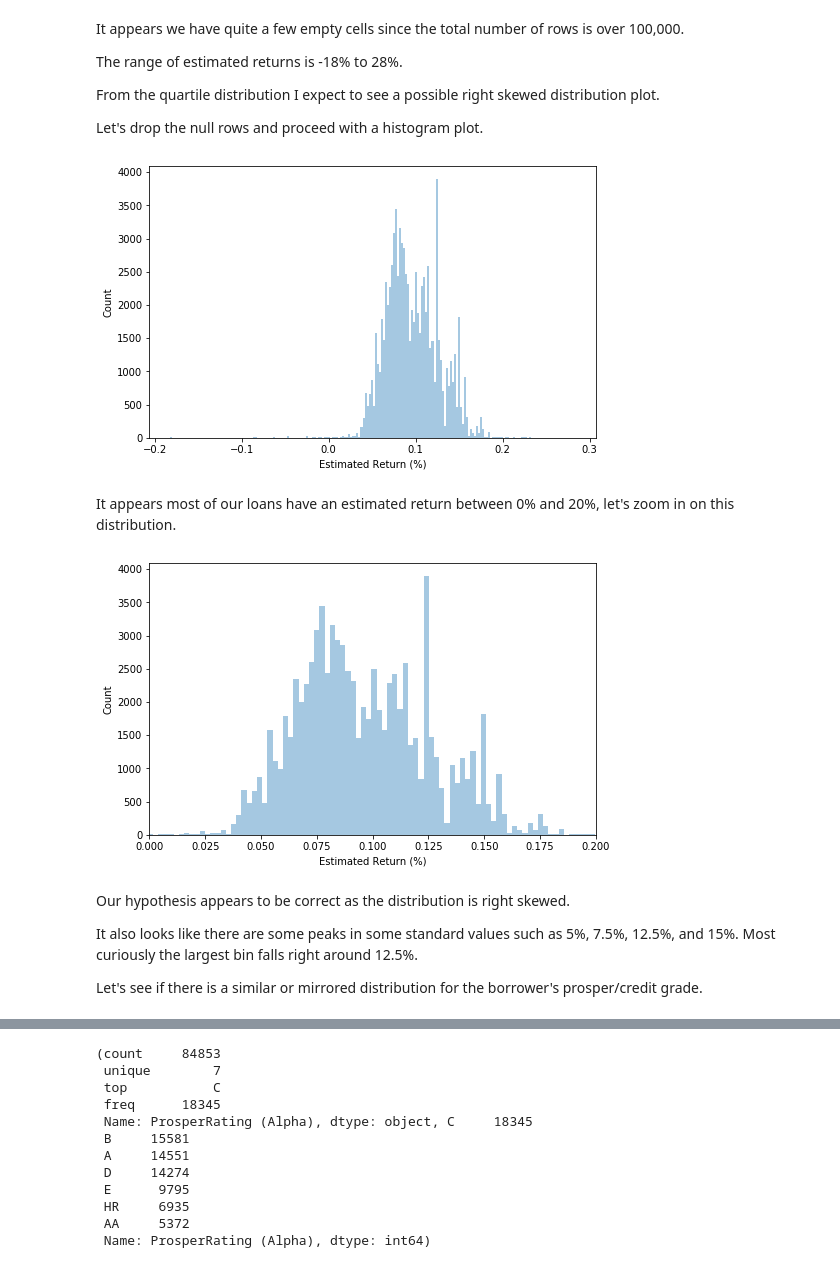
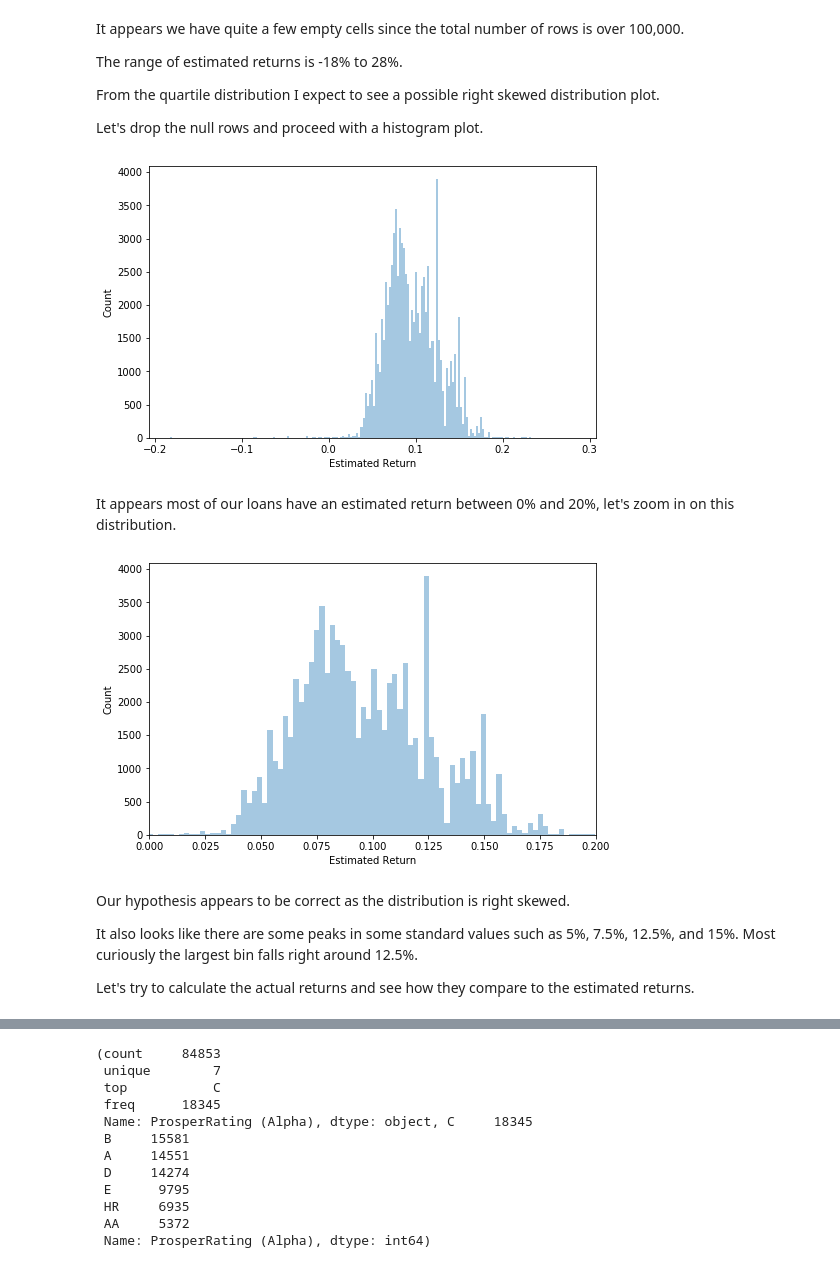
Before and after one commit to 0xjimm/prosper-loan-data-findings, a Jupyter notebook: prosper-loan-data-exploration.ipynb, the cells around one changed output, grey strips where cells are left out. Drawn from its saved outputs; the diff is of its cells as text; code cells hidden in the pictures.

```diff
--- a/prosper-loan-data-exploration.ipynb
+++ b/prosper-loan-data-exploration.ipynb
@@ -144,23 +138,23 @@ df.EstimatedReturn.dropna(axis = 0, inplace = True)
 # %%
 plt.figure(figsize = [8,5])
 sns.distplot(df.EstimatedReturn, kde = False, bins = 200)
-plt.xlabel('Estimated Return (%)')
+plt.xlabel('Estimated Return')
 plt.ylabel('Count');
 # %% [output]
-[figure, old version]
+[figure, new version]
 # %% [markdown]
 It appears most of our loans have an estimated return between 0% and 20%, let's zoom in on this distribution.
 # %%
 plt.figure(figsize = [8,5])
 sns.distplot(df.EstimatedReturn, kde = False, bins = 200)
 plt.xlim(0, .2)
-plt.xlabel('Estimated Return (%)')
+plt.xlabel('Estimated Return')
 plt.ylabel('Count');
 # %% [output]
-[figure, old version]
+[figure, new version]
 # %% [markdown]
 Our hypothesis appears to be correct as the distribution is right skewed.
 
 It also looks like there are some peaks in some standard values such as 5%, 7.5%, 12.5%, and 15%.  Most curiously the largest bin falls right around 12.5%.
 
-Let's see if there is a similar or mirrored distribution for the borrower's prosper/credit grade.
+Let's try to calculate the actual returns and see how they compare to the estimated returns.
```
Also changed, not shown: parts of 26 cells of this notebook.
